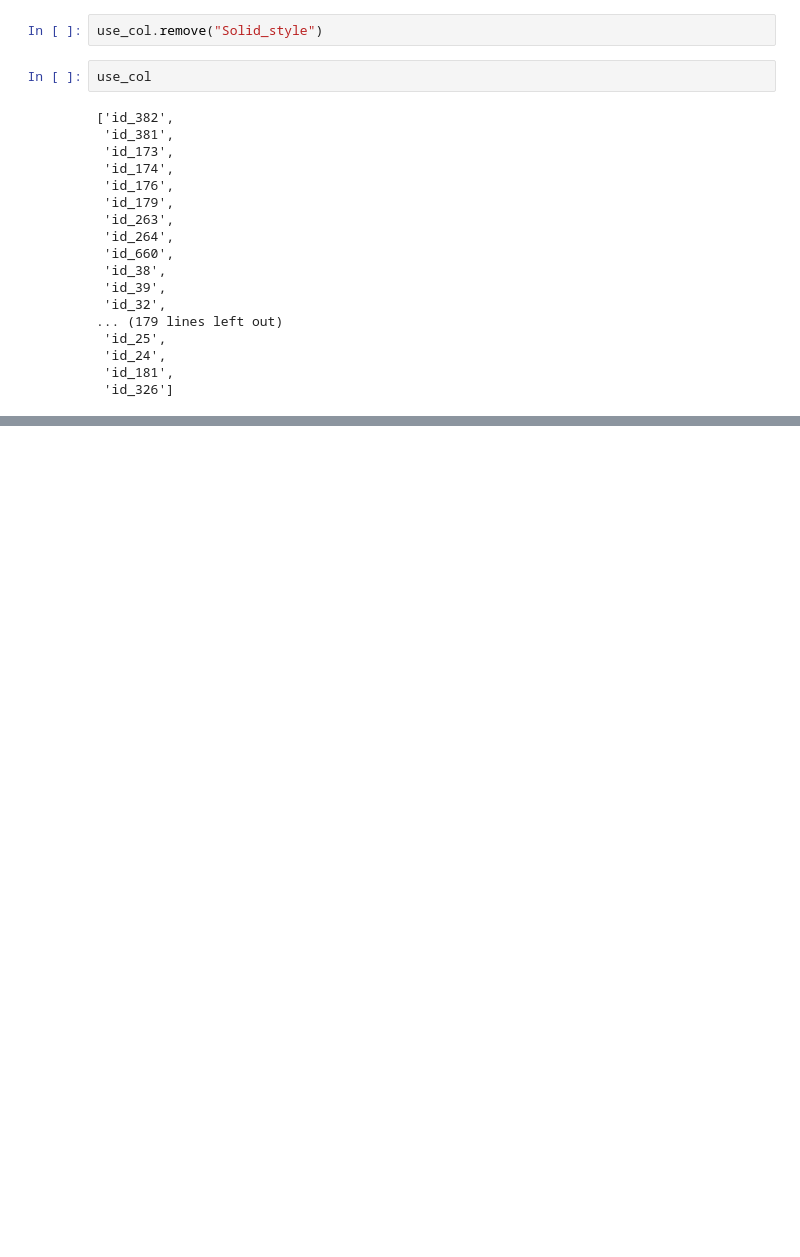
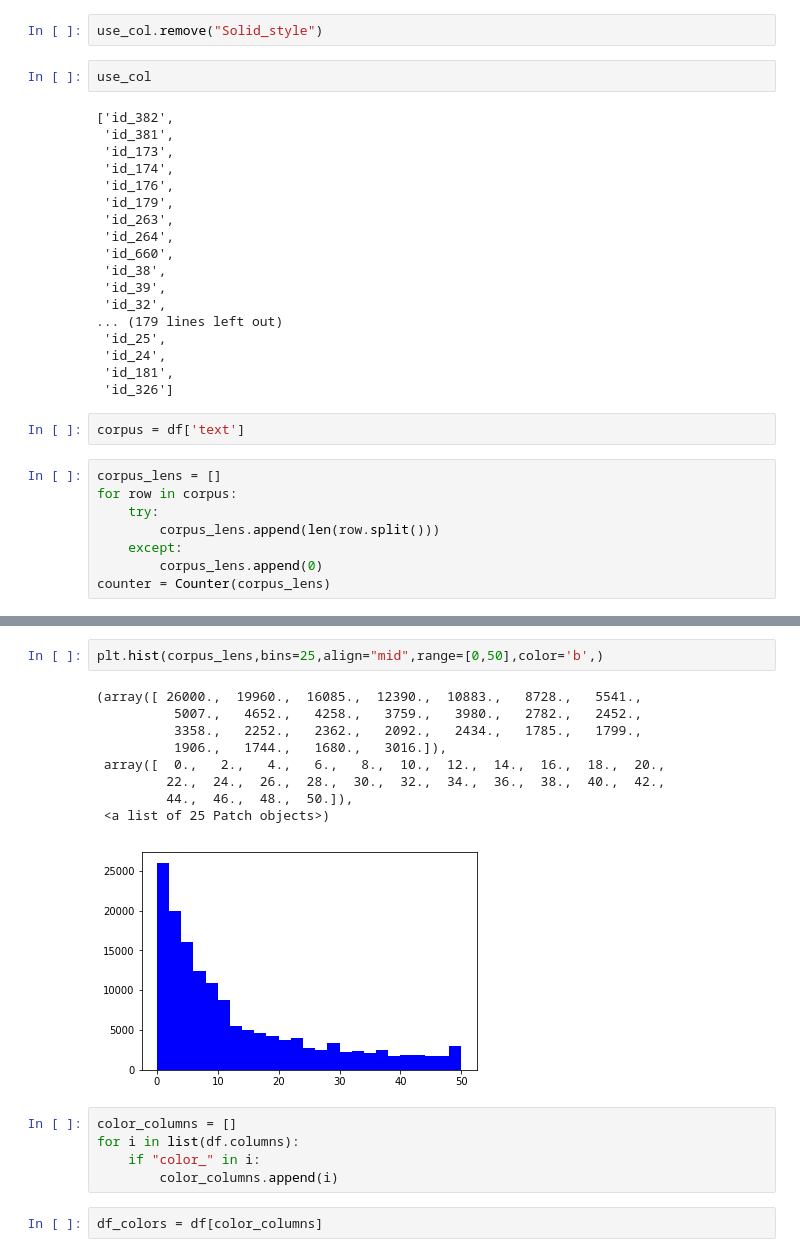
Before and after one commit to brentagoldberg/designerinc, a Jupyter notebook: EDA/EDA.ipynb, the cells around one changed output, grey strips where cells are left out. Cells and saved outputs as stored; diff of their text form; blank space fills up the shorter version.

```diff
--- a/EDA/EDA.ipynb
+++ b/EDA/EDA.ipynb
@@ -222,3 +222,13 @@ use_col
  'id_24',
  'id_181',
  'id_326']
+# %%
+corpus = df['text']
+# %%
+corpus_lens = []
+for row in corpus:
+    try:
+        corpus_lens.append(len(row.split()))
+    except:
+        corpus_lens.append(0)
+counter = Counter(corpus_lens)
@@ -224,0 +255,19 @@ use_col
+# %%
+plt.hist(corpus_lens,bins=25,align="mid",range=[0,50],color='b',)
+# %% [output]
+(array([ 26000.,  19960.,  16085.,  12390.,  10883.,   8728.,   5541.,
+          5007.,   4652.,   4258.,   3759.,   3980.,   2782.,   2452.,
+          3358.,   2252.,   2362.,   2092.,   2434.,   1785.,   1799.,
+          1906.,   1744.,   1680.,   3016.]),
+ array([  0.,   2.,   4.,   6.,   8.,  10.,  12.,  14.,  16.,  18.,  20.,
+         22.,  24.,  26.,  28.,  30.,  32.,  34.,  36.,  38.,  40.,  42.,
+         44.,  46.,  48.,  50.]),
+ <a list of 25 Patch objects>)
+[figure, added]
+# %%
+color_columns = []
+for i in list(df.columns):
+    if "color_" in i:
+        color_columns.append(i)
+# %%
+df_colors = df[color_columns]
```
Also changed, not shown: parts of 6 cells of this notebook, 27 other files.
